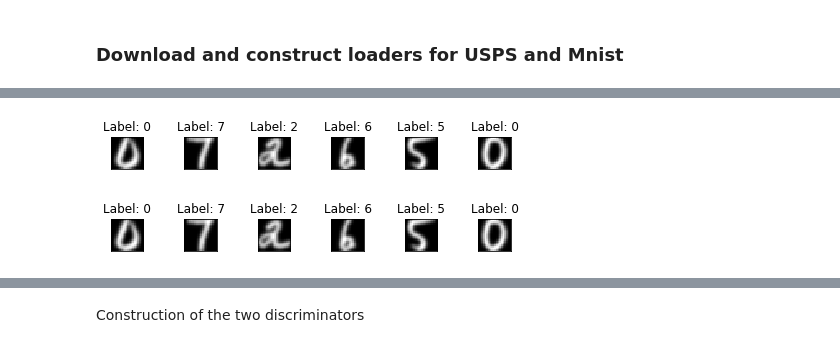
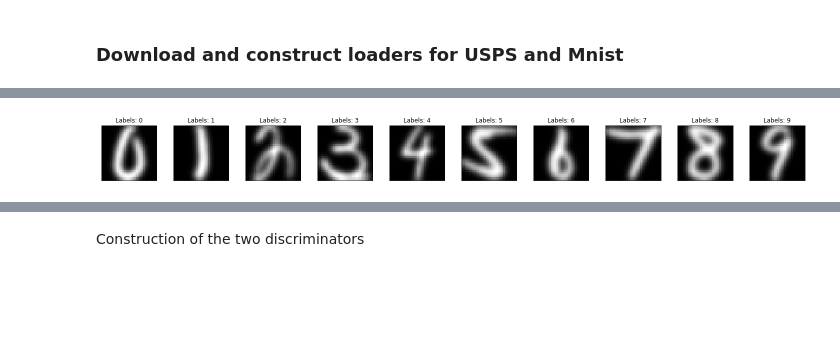
Before and after one commit to cerezamo/dl_ensae2020, a Jupyter notebook: TEST_USPS_MNIST.ipynb, the cells around one changed output, grey strips where cells are left out. Drawn from its saved outputs; the diff is of its cells as text; code cells hidden in the pictures; blank space fills up the shorter version.

```diff
--- a/TEST_USPS_MNIST.ipynb
+++ b/TEST_USPS_MNIST.ipynb
@@ -93,13 +106,12 @@ example_data_usps.shape, example_data_mnist.shape # 64 per batch, size 32x32  #
 # %%
 import matplotlib.pyplot as plt
 
-fig = plt.figure()
-for i in range(6):
-  plt.subplot(1,6,i+1)
+fig = plt.figure(figsize=(20,12))
+for i in range(10):
+  plt.subplot(1,10,i+1)
   plt.tight_layout()
-  plt.imshow(example_data_mnist[i][0], cmap='gray', interpolation='none')
-  plt.title("Labels: {}".format(example_targets_mnist[i]))
+  plt.imshow(list_images[i][0],cmap='gray', interpolation='none')
+  plt.title("Labels: {}".format(list_label[i]))
   plt.xticks([])
   plt.yticks([])
-fig
 # %% [output]
@@ -108,17 +119,29 @@ fig
+# %%
+list_label = []
+list_images = []
+
+while len(list_label)<10:
+  for i in range(len(example_targets_usps)):
+    if example_targets_usps[i].item() in list_label:
+      pass
+    else:
+      list_label.append(example_targets_usps[i].item())
+      list_images.append(example_data_usps[i])
+
+list_label,list_images = zip(*sorted(zip(list_label,list_images)))
 # %%
+import matplotlib.pyplot as plt
 
-fig = plt.figure()
-for i in range(6):
-  plt.subplot(1,6,i+1)
+fig = plt.figure(figsize=(20,12))
+for i in range(10):
+  plt.subplot(1,10,i+1)
   plt.tight_layout()
-  plt.imshow(example_data_usps[i][0], cmap='gray', interpolation='none')
-  plt.title("Label: {}".format(example_targets_usps[i]))
+  plt.imshow(list_images[i][0],cmap='gray', interpolation='none')
+  plt.title("Labels: {}".format(list_label[i]))
   plt.xticks([])
   plt.yticks([])
-fig
 # %% [output]
-[figure, old version]
+[figure, new version]
-[figure, removed]
 # %%
 example_data_mnist.size()
 # %% [output]
```
Also changed, not shown: parts of 14 cells of this notebook.
